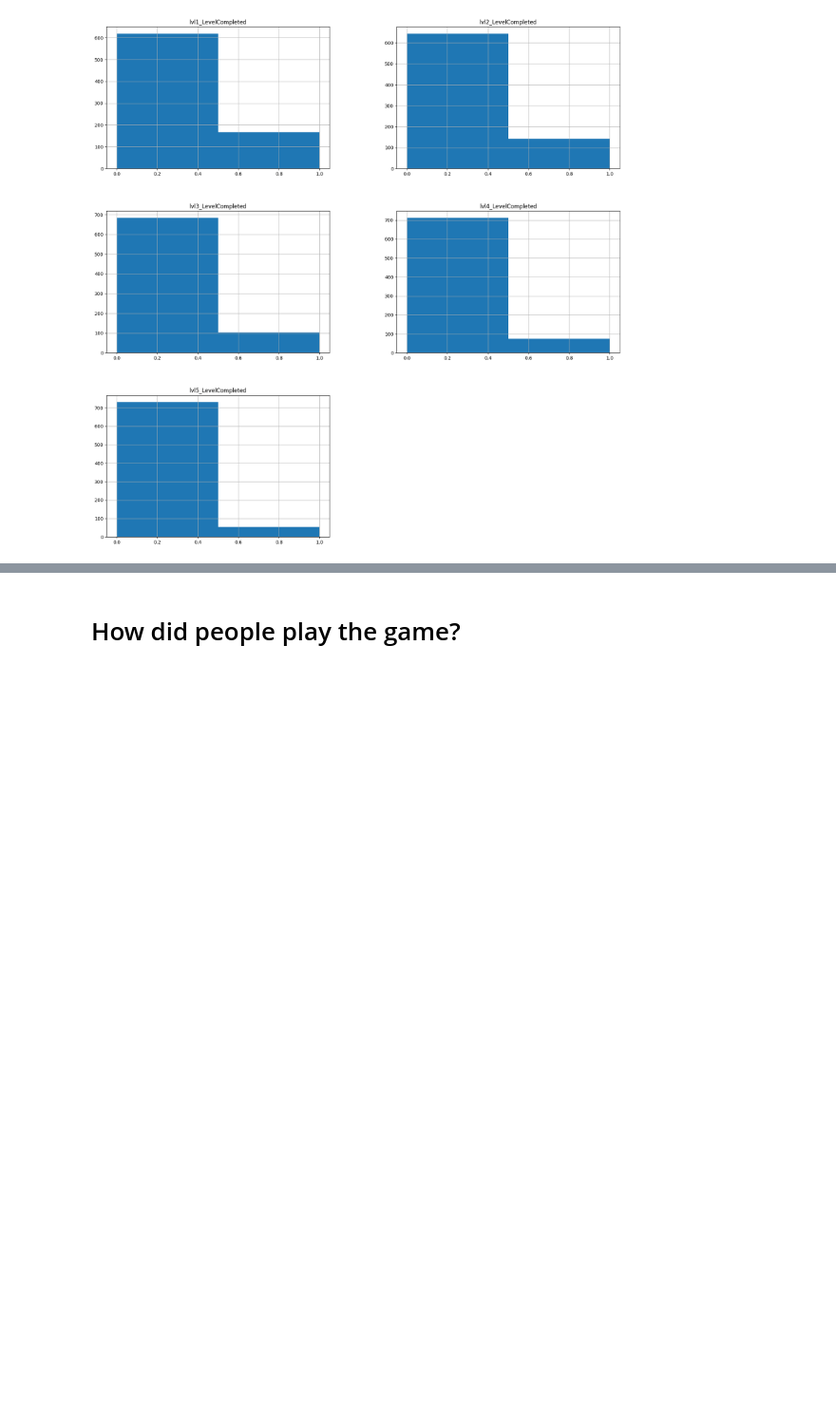
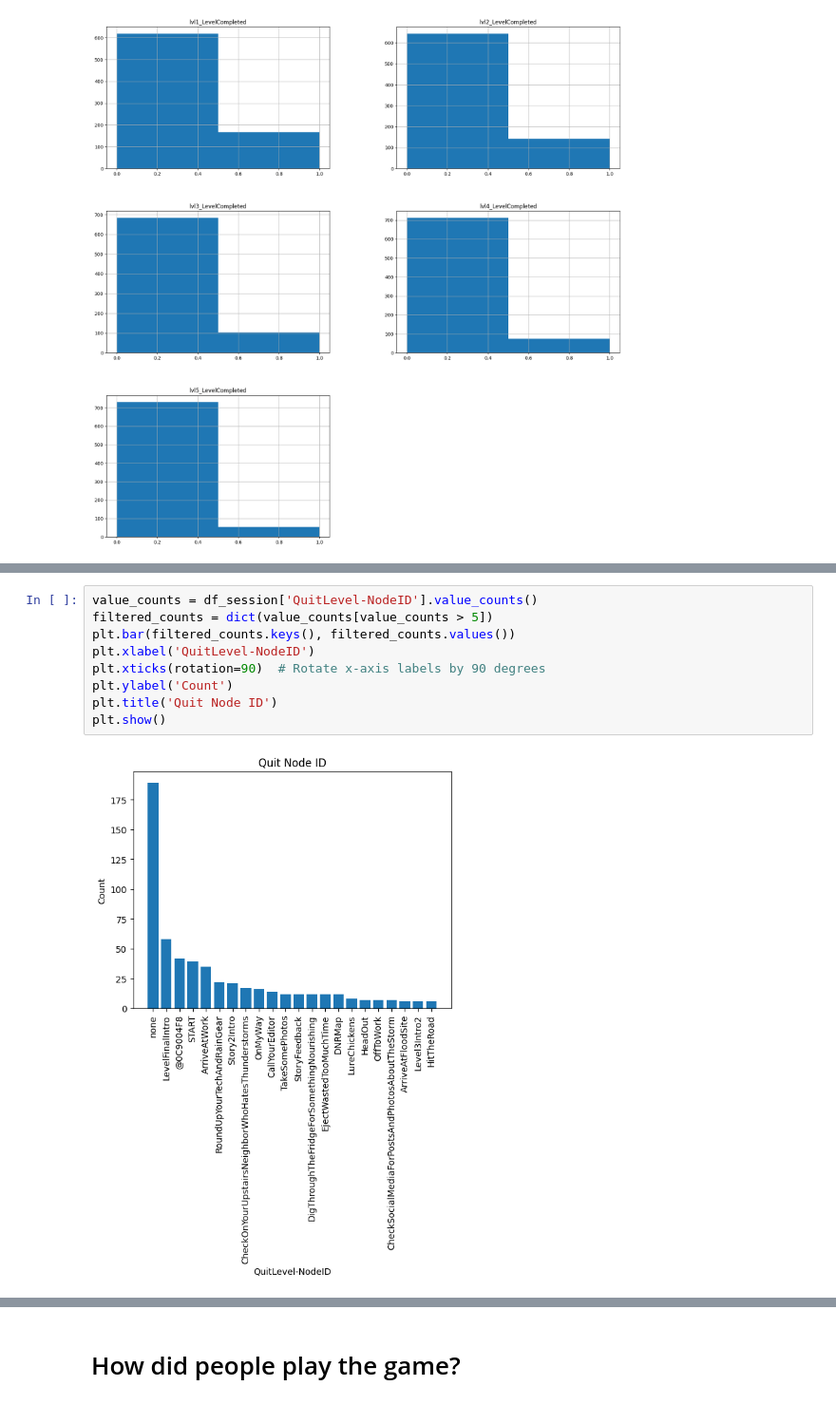
Before and after one commit to opengamedata/opengamedata-samples, a Jupyter notebook: JOURNALISM/modeling/Journalism_modeling_session.ipynb, the cells around one changed output, grey strips where cells are left out. Shown at 95% size. Cells and saved outputs as stored; diff of their text form; blank space fills up the shorter version.

```diff
--- a/JOURNALISM/modeling/Journalism_modeling_session.ipynb
+++ b/JOURNALISM/modeling/Journalism_modeling_session.ipynb
@@ -137,0 +135,11 @@ The average amount of levels completed: 1.7048346055979644
+# %%
+value_counts = df_session['QuitLevel-NodeID'].value_counts()
+filtered_counts = dict(value_counts[value_counts > 5])
+plt.bar(filtered_counts.keys(), filtered_counts.values())
+plt.xlabel('QuitLevel-NodeID')
+plt.xticks(rotation=90)  # Rotate x-axis labels by 90 degrees
+plt.ylabel('Count')
+plt.title('Quit Node ID')
+plt.show()
+# %% [output]
+[figure, added]
```
Also changed, not shown: parts of 12 cells of this notebook, 1 other file.
